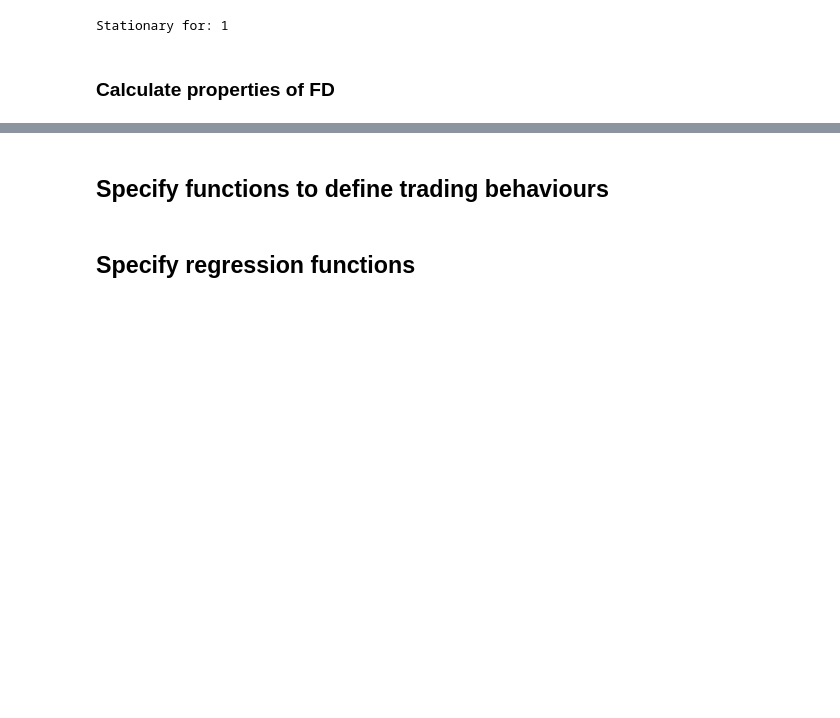
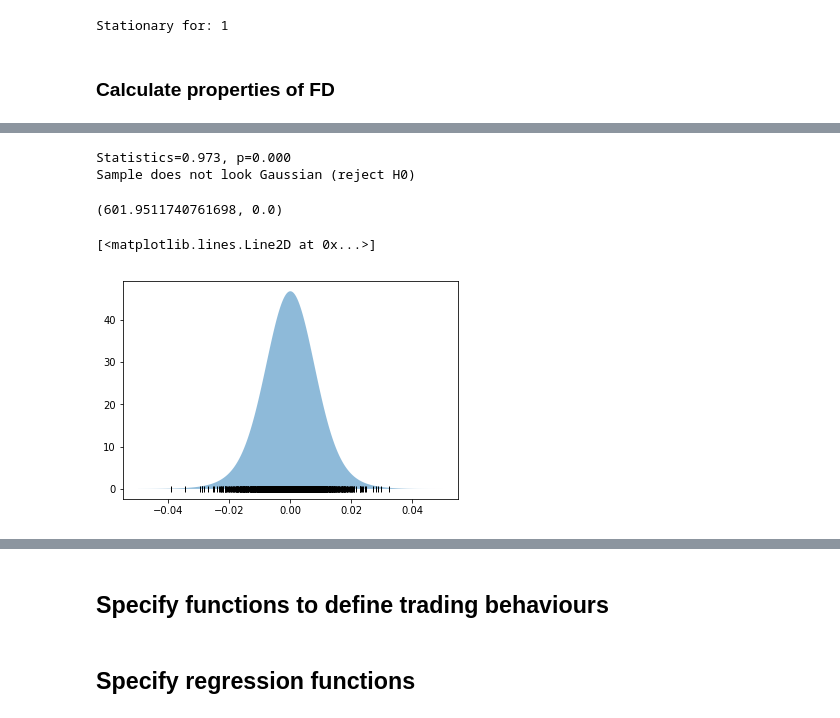
Before and after one commit to HugoLu88/Strategy-creation, a Jupyter notebook: strategy_elastic_net.ipynb, the cells around one changed output, grey strips where cells are left out. Drawn from its saved outputs; the diff is of its cells as text; code cells hidden in the pictures; blank space fills up the shorter version.

```diff
--- a/strategy_elastic_net.ipynb
+++ b/strategy_elastic_net.ipynb
@@ -211,0 +228,20 @@ first_difference.reset_index(inplace = True, drop = True)
+# %%
+
+# seed the random number generator
+
+stat, p = shapiro(first_difference)
+print('Statistics=%.3f, p=%.3f' % (stat, p))
+# interpret
+alpha = 0.05
+if p > alpha:
+	print('Sample looks Gaussian (fail to reject H0)')
+else:
+	print('Sample does not look Gaussian (reject H0)')
+# %% [output]
+Statistics=0.973, p=0.000
+Sample does not look Gaussian (reject H0)
+# %%
+### Test skewness and kurtosis
+stats.jarque_bera(first_difference)
+# %% [output]
+(601.9511740761698, 0.0)
@@ -211,0 +250,15 @@ first_difference.reset_index(inplace = True, drop = True)
+# %%
+x_d = np.linspace(-0.05, 0.05, 1000)
+x = np.array(first_difference)
+# instantiate and fit the KDE model
+kde = KernelDensity(bandwidth=0.00, kernel='gaussian')
+kde.fit(x[:, None])
+
+# score_samples returns the log of the probability density
+logprob = kde.score_samples(x_d[:, None])
+
+plt.fill_between(x_d, np.exp(logprob), alpha=0.5)
+plt.plot(x, np.full_like(x, -0.01), '|k', markeredgewidth=1)
+# %% [output]
+[<matplotlib.lines.Line2D at 0x...>]
+[figure, added]
```
Also changed, not shown: parts of 6 cells of this notebook.
